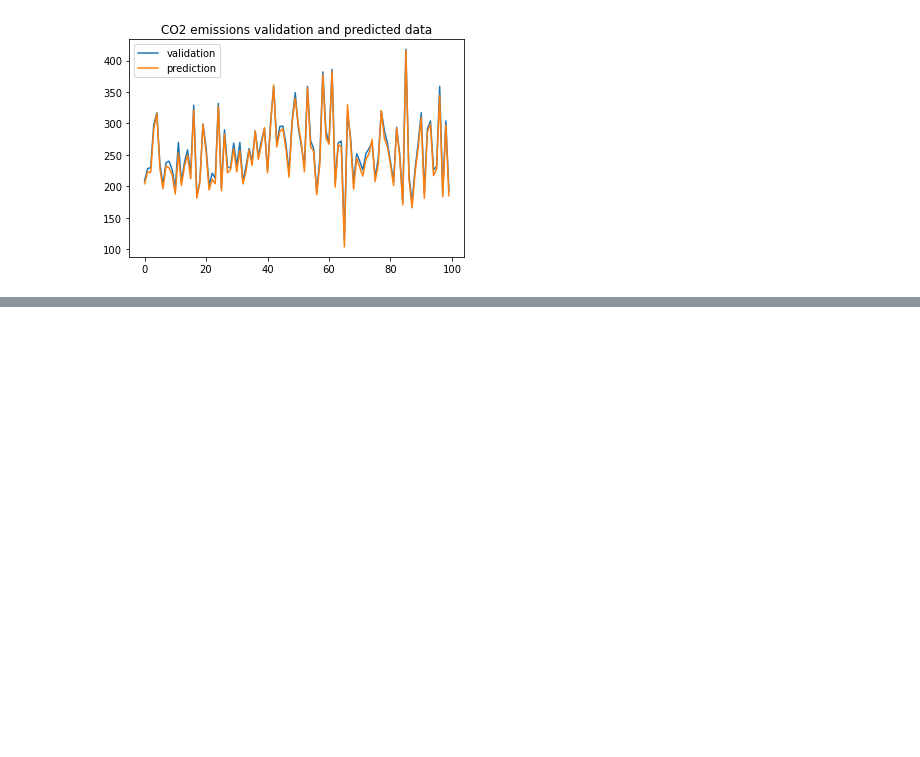
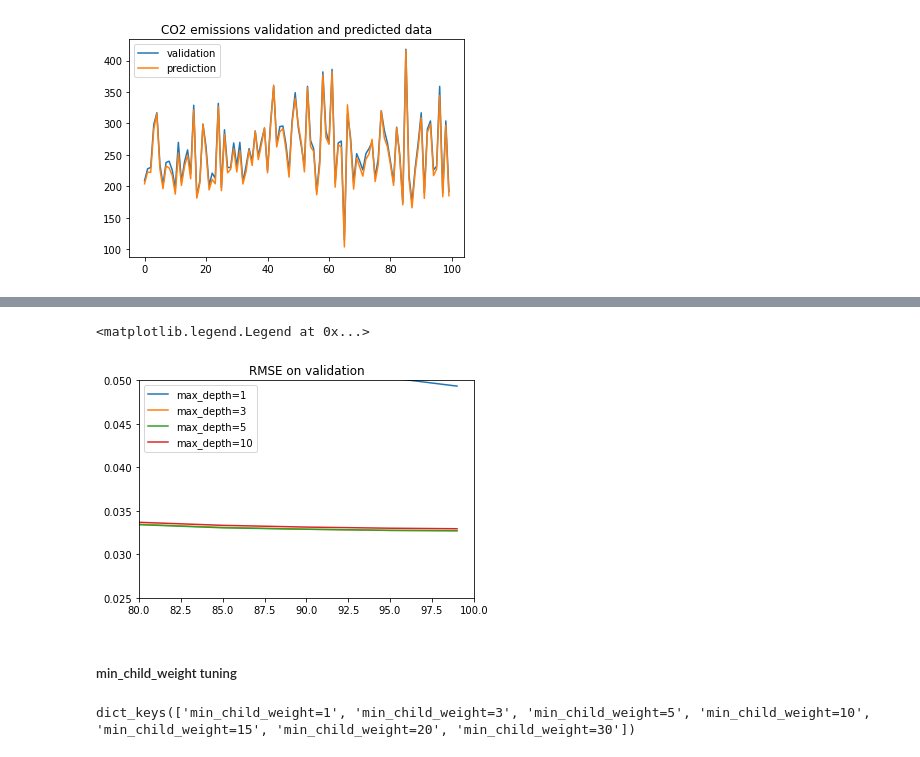
Before and after one commit to DZorikhin/co2_emissions, a Jupyter notebook: notebook.ipynb, the cells around one changed output, grey strips where cells are left out. Saved outputs shown, nothing was run; the diff lists cells and outputs as text; code cells hidden in the pictures; blank space fills up the shorter version.

```diff
--- a/notebook.ipynb
+++ b/notebook.ipynb
@@ -589,0 +678,2 @@ plt.legend()
+# %%
+eta = 0.1
@@ -589,0 +682,22 @@ plt.legend()
+# %%
+scores = {}
+# %%
+%%capture output
+
+xgb_params = {
+    'eta': eta,
+    'max_depth': 10,
+    'min_child_weight': 1,
+
+    'objective': 'reg:squarederror',
+    'eval_metric': 'rmse',
+
+    'nthread': 8,
+    'seed': 13,
+    'verbosity': 1,
+}
+xgboost = xgb.train(xgb_params, dtrain, num_boost_round=100,
+                    verbose_eval=5, evals=watchlist)
+# %%
+key = 'max_depth=%s' % (xgb_params['max_depth'])
+scores[key] = parse_xgb_output(output)
@@ -589,0 +708,10 @@ plt.legend()
+# %%
+for max_depth, df_score in scores.items():
+    plt.plot(df_score.num_iter, df_score.val_rmse, label=max_depth)
+    plt.title('RMSE on validation')
+plt.ylim(0.025, 0.05)
+plt.xlim(80, 100)
+plt.legend()
+# %% [output]
+<matplotlib.legend.Legend at 0x...>
+[figure, added]
@@ -589,0 +720,2 @@ plt.legend()
+# %% [markdown]
+##### min_child_weight tuning
@@ -589,0 +744,4 @@ plt.legend()
+# %%
+scores.keys()
+# %% [output]
+dict_keys(['min_child_weight=1', 'min_child_weight=3', 'min_child_weight=5', 'min_child_weight=10', 'min_child_weight=15', 'min_child_weight=20', 'min_child_weight=30'])
```
Also changed, not shown: parts of 26 cells of this notebook.
